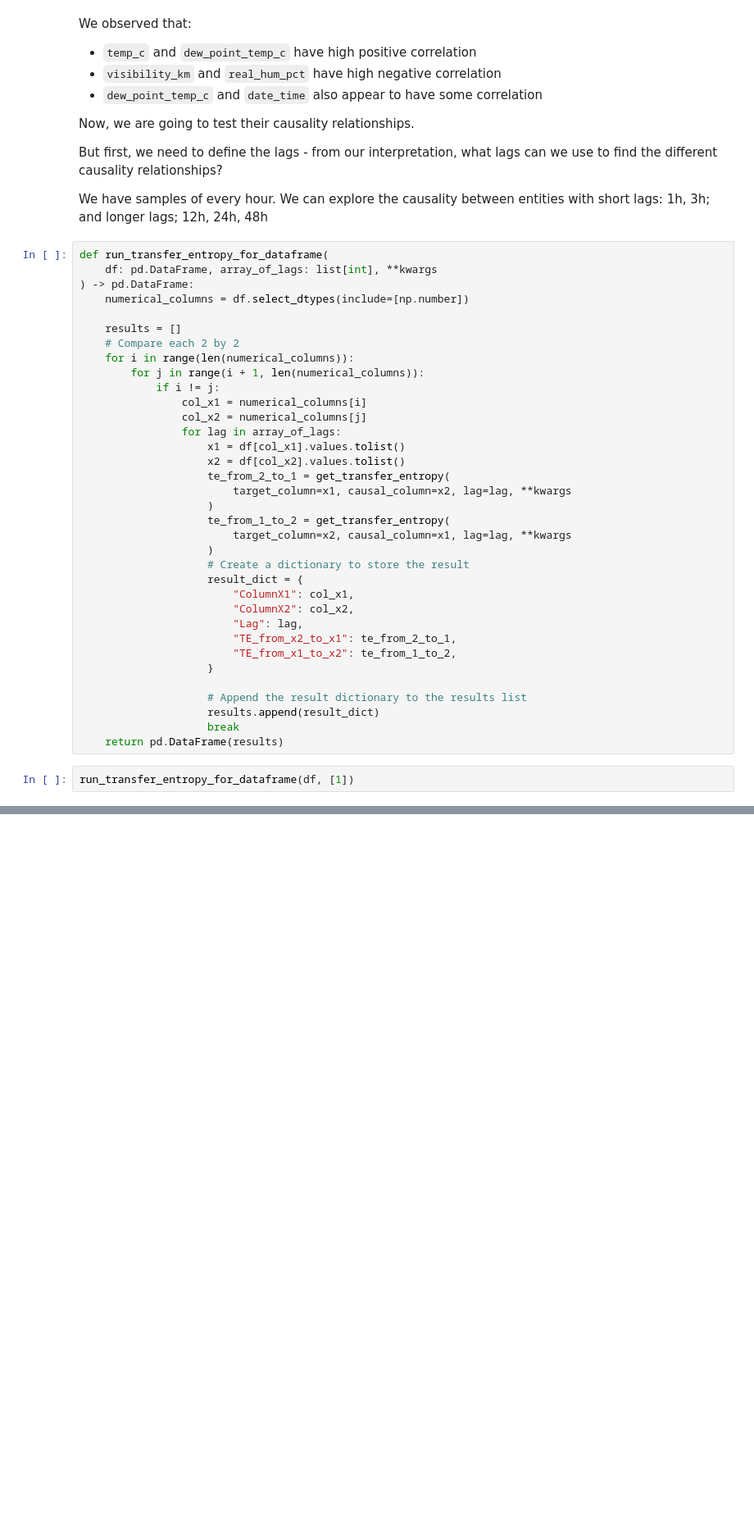
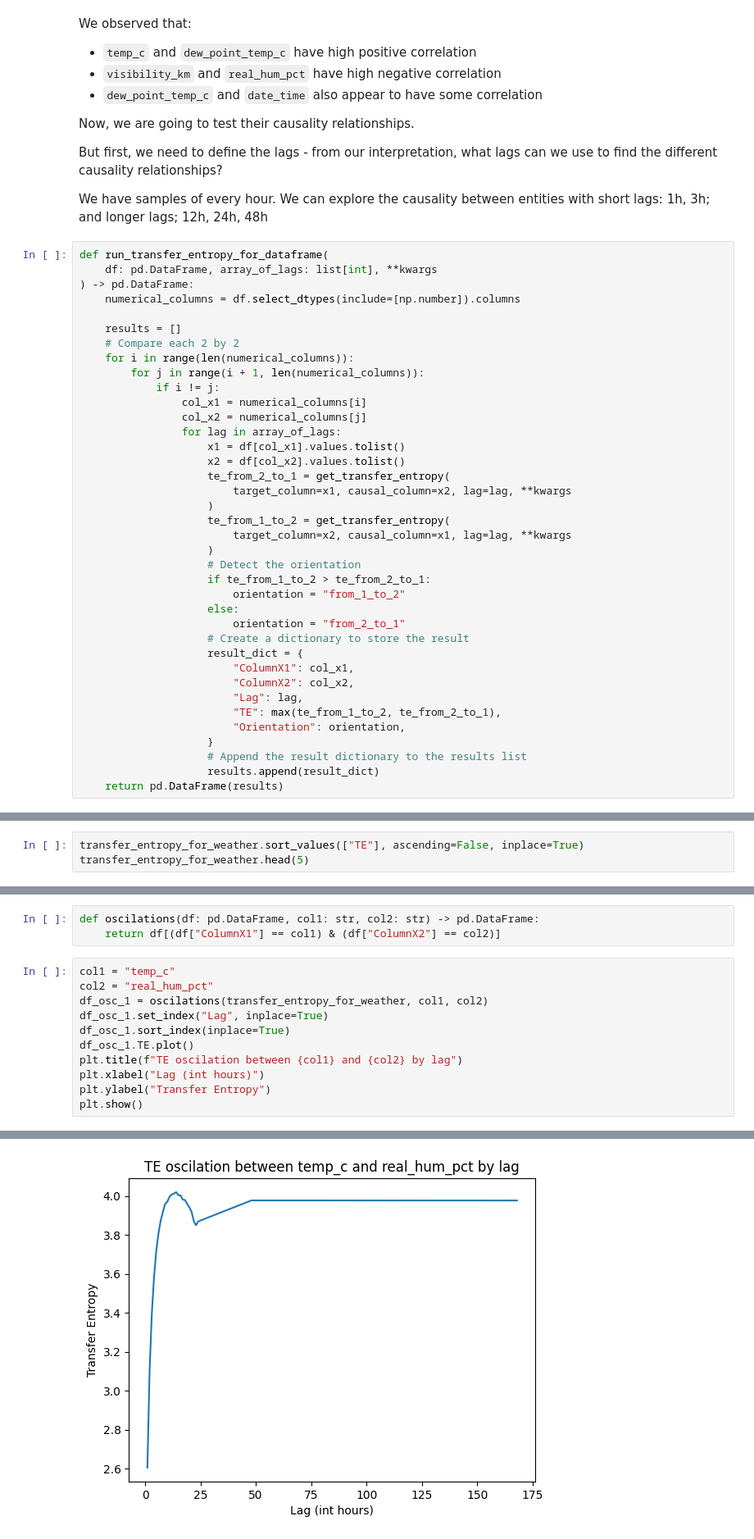
Before and after one commit to plrodrigues/IT-Project-3, a Jupyter notebook: notebooks/04_transfer_entropy.ipynb, the cells around one changed output, grey strips where cells are left out. Shown: that part at 82% size. Drawn from its saved outputs; the diff is of its cells as text; blank space fills up the shorter version.

Commit message:
add more details to the data analysis

```diff
--- a/notebooks/04_transfer_entropy.ipynb
+++ b/notebooks/04_transfer_entropy.ipynb
@@ -50,7 +59,7 @@ We have samples of every hour. We can explore the causality between entities wit
 def run_transfer_entropy_for_dataframe(
     df: pd.DataFrame, array_of_lags: list[int], **kwargs
 ) -> pd.DataFrame:
-    numerical_columns = df.select_dtypes(include=[np.number])
+    numerical_columns = df.select_dtypes(include=[np.number]).columns
 
     results = []
     # Compare each 2 by 2
@@ -68,18 +77,19 @@ def run_transfer_entropy_for_dataframe(
                     te_from_1_to_2 = get_transfer_entropy(
                         target_column=x2, causal_column=x1, lag=lag, **kwargs
                     )
+                    # Detect the orientation
+                    if te_from_1_to_2 > te_from_2_to_1:
+                        orientation = "from_1_to_2"
+                    else:
+                        orientation = "from_2_to_1"
                     # Create a dictionary to store the result
                     result_dict = {
                         "ColumnX1": col_x1,
                         "ColumnX2": col_x2,
                         "Lag": lag,
-                        "TE_from_x2_to_x1": te_from_2_to_1,
-                        "TE_from_x1_to_x2": te_from_1_to_2,
+                        "TE": max(te_from_1_to_2, te_from_2_to_1),
+                        "Orientation": orientation,
                     }
-
                     # Append the result dictionary to the results list
                     results.append(result_dict)
-                    break
     return pd.DataFrame(results)
-# %%
-run_transfer_entropy_for_dataframe(df, [1])
@@ -85,0 +129,3 @@ run_transfer_entropy_for_dataframe(df, [1])
+# %%
+transfer_entropy_for_weather.sort_values(["TE"], ascending=False, inplace=True)
+transfer_entropy_for_weather.head(5)
@@ -85,0 +139,15 @@ run_transfer_entropy_for_dataframe(df, [1])
+# %%
+def oscilations(df: pd.DataFrame, col1: str, col2: str) -> pd.DataFrame:
+    return df[(df["ColumnX1"] == col1) & (df["ColumnX2"] == col2)]
+# %%
+col1 = "temp_c"
+col2 = "real_hum_pct"
+df_osc_1 = oscilations(transfer_entropy_for_weather, col1, col2)
+df_osc_1.set_index("Lag", inplace=True)
+df_osc_1.sort_index(inplace=True)
+df_osc_1.TE.plot()
+plt.title(f"TE oscilation between {col1} and {col2} by lag")
+plt.xlabel("Lag (int hours)")
+plt.ylabel("Transfer Entropy")
+plt.show()
+# %% [output]
@@ -85,0 +158 @@ run_transfer_entropy_for_dataframe(df, [1])
+[figure, added]
```
Also changed, not shown: parts of 9 cells of this notebook, 2 other files.
